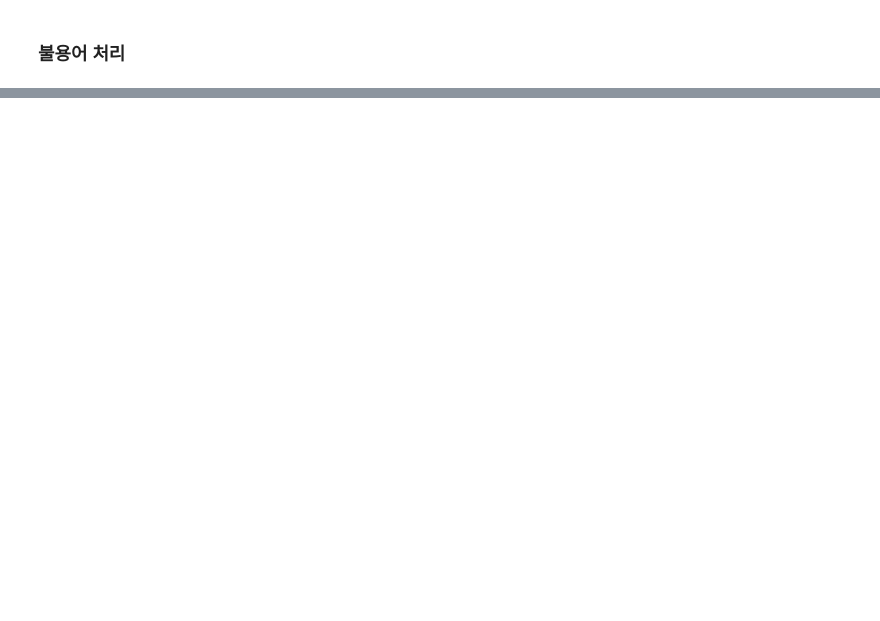
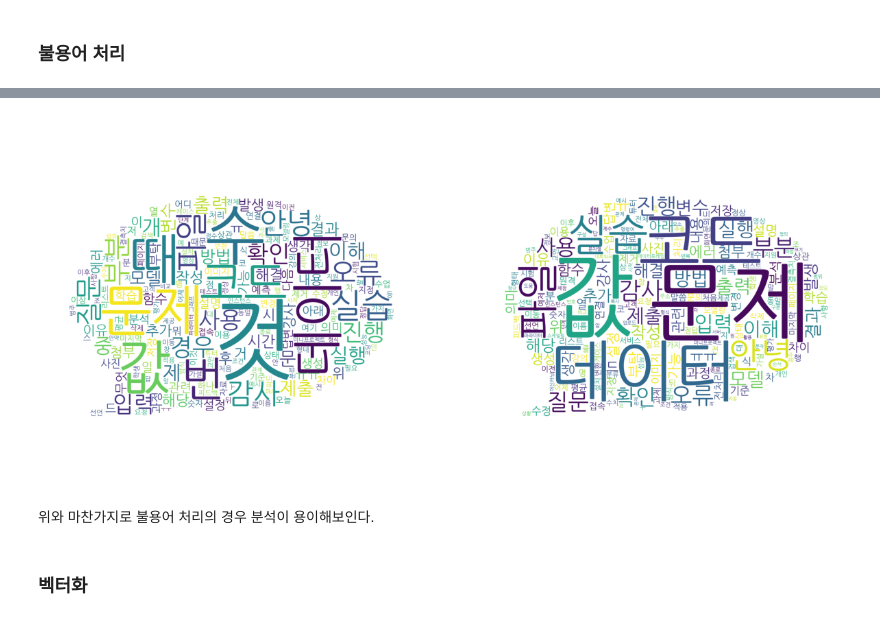
Before and after one commit to hwtheowl/QnA_Classification, a Jupyter notebook: preprocess_and_EDA.ipynb, the cells around one changed output, grey strips where cells are left out. Saved outputs shown, nothing was run; the diff lists cells and outputs as text; code cells hidden in the pictures; blank space fills up the shorter version.

```diff
--- a/preprocess_and_EDA.ipynb
+++ b/preprocess_and_EDA.ipynb
@@ -133,0 +330,27 @@ data["nouns_no_sw"] = data["nouns"].apply(lambda x: [word for word in x if word
+# %%
+# Wordcloud 형태 정의
+mask = np.array(Image.open('./comment.png'))
+wc1 = WordCloud(font_path=FONT_PATH, background_color='white', max_font_size=500, mask=mask)
+wc2 = WordCloud(font_path=FONT_PATH, background_color='white', max_font_size=500, mask=mask)
+# %%
+nouns_count = Counter(nouns_list)
+nouns_no_sw_count = Counter(nouns_no_sw_list)
+# %%
+nouns_cloud = wc1.generate_from_frequencies(dict(nouns_count))
+nouns_no_sw_cloud = wc2.generate_from_frequencies(dict(nouns_no_sw_count))
+# %%
+plt.figure(figsize=(15,7))
+plt.subplot(1,2,1)
+plt.axis('off')
+plt.imshow(nouns_cloud)
+
+plt.subplot(1,2,2)
+plt.axis('off')
+plt.imshow(nouns_no_sw_cloud)
+plt.show()
+# %% [output]
+[figure, added]
+# %% [markdown]
+위와 마찬가지로 불용어 처리의 경우 분석이 용이해보인다.
+# %% [markdown]
+### 벡터화
```
Also changed, not shown: parts of 45 cells of this notebook, 2 other files.
